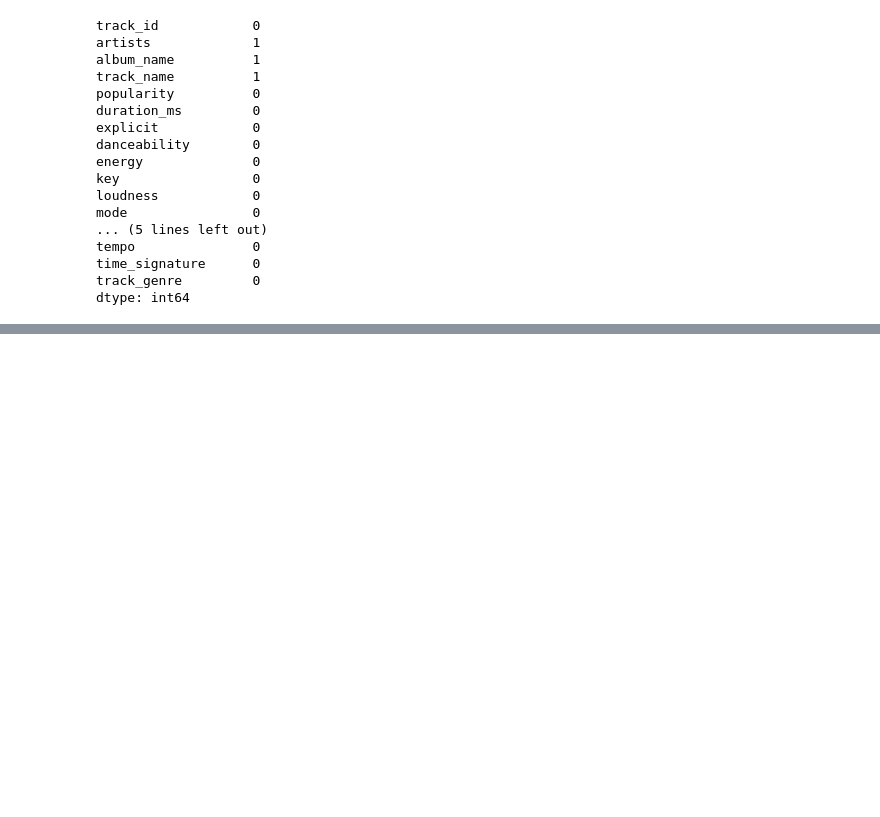
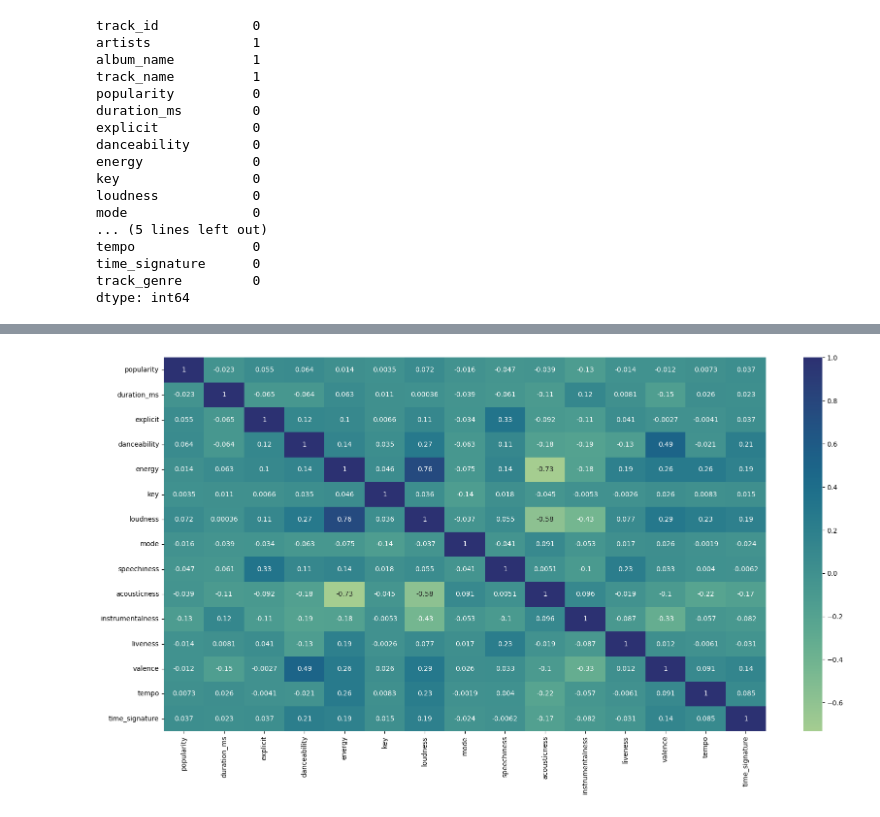
Before and after one commit to gabrielaaabreu/7daysofcode-Alura---Machine-Learning, a Jupyter notebook: 7daysofcode_Machine_Learning.ipynb, the cells around one changed output, grey strips where cells are left out. Cells and saved outputs as stored; diff of their text form; code cells hidden in the pictures; blank space fills up the shorter version.

```diff
--- a/7daysofcode_Machine_Learning.ipynb
+++ b/7daysofcode_Machine_Learning.ipynb
@@ -287,0 +225,5 @@ Passing `palette` without assigning `hue` is deprecated and will be removed in v
+# %%
+sns.heatmap(df.corr(numeric_only=True), annot=True, cmap="crest")
+plt.rcParams['figure.figsize'] = (20,10)
+# %% [output]
+[figure, added]
```
Also changed, not shown: parts of 51 cells of this notebook.
